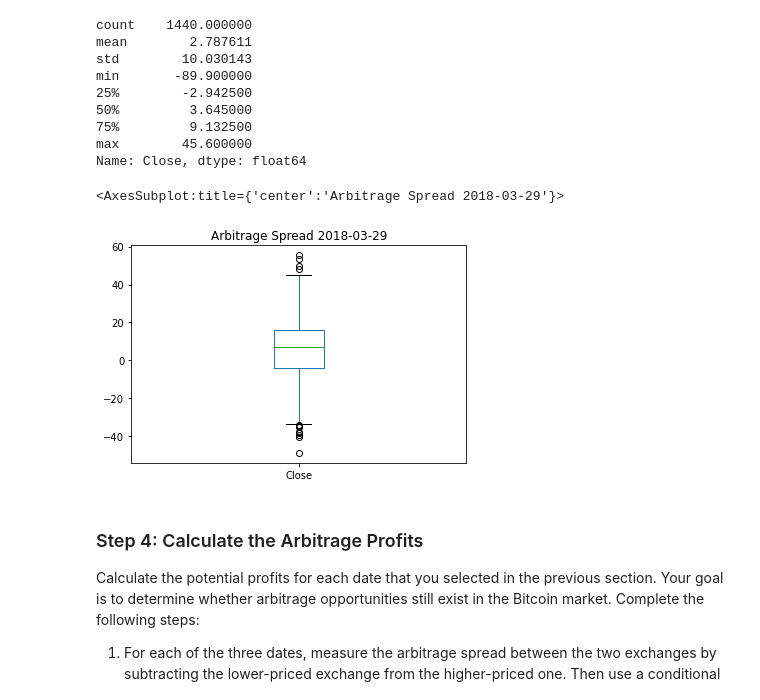
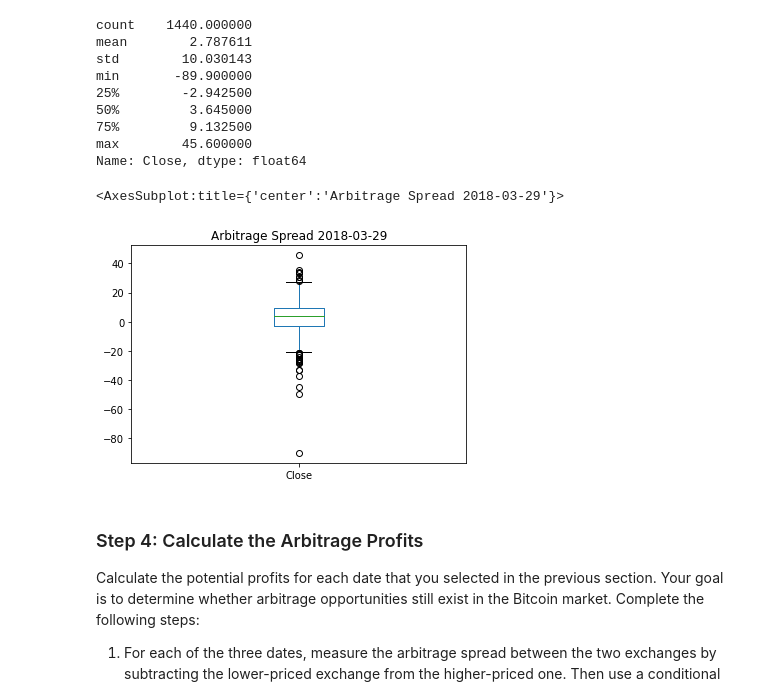
Before and after one commit to rdillens/03_Arbitrage_Opportunities, a Jupyter notebook: crypto_arbitrage.ipynb, the cells around one changed output. Cells and saved outputs as stored; diff of their text form; code cells hidden in the pictures.

Commit message:
begin calculating arbitrage profits - generating summary statistics

```diff
--- a/crypto_arbitrage.ipynb
+++ b/crypto_arbitrage.ipynb
@@ -404,11 +404,11 @@ max        45.600000
 Name: Close, dtype: float64
 # %%
 # Visualize the arbitrage spread from late in the dataset in a box plot
-title = f"Arbitrage Spread 2018-03-29"
-arbitrage_spread_middle.plot(kind='box', title=title)
+title = f"Arbitrage Spread {late_start_date}"
+arbitrage_spread_late.plot(kind='box', title=title)
 # %% [output]
 <AxesSubplot:title={'center':'Arbitrage Spread 2018-03-29'}>
-[figure, old version]
+[figure, new version]
 # %% [markdown]
 ### Step 4: Calculate the Arbitrage Profits
 
```
Also changed, not shown: parts of 4 cells of this notebook.
